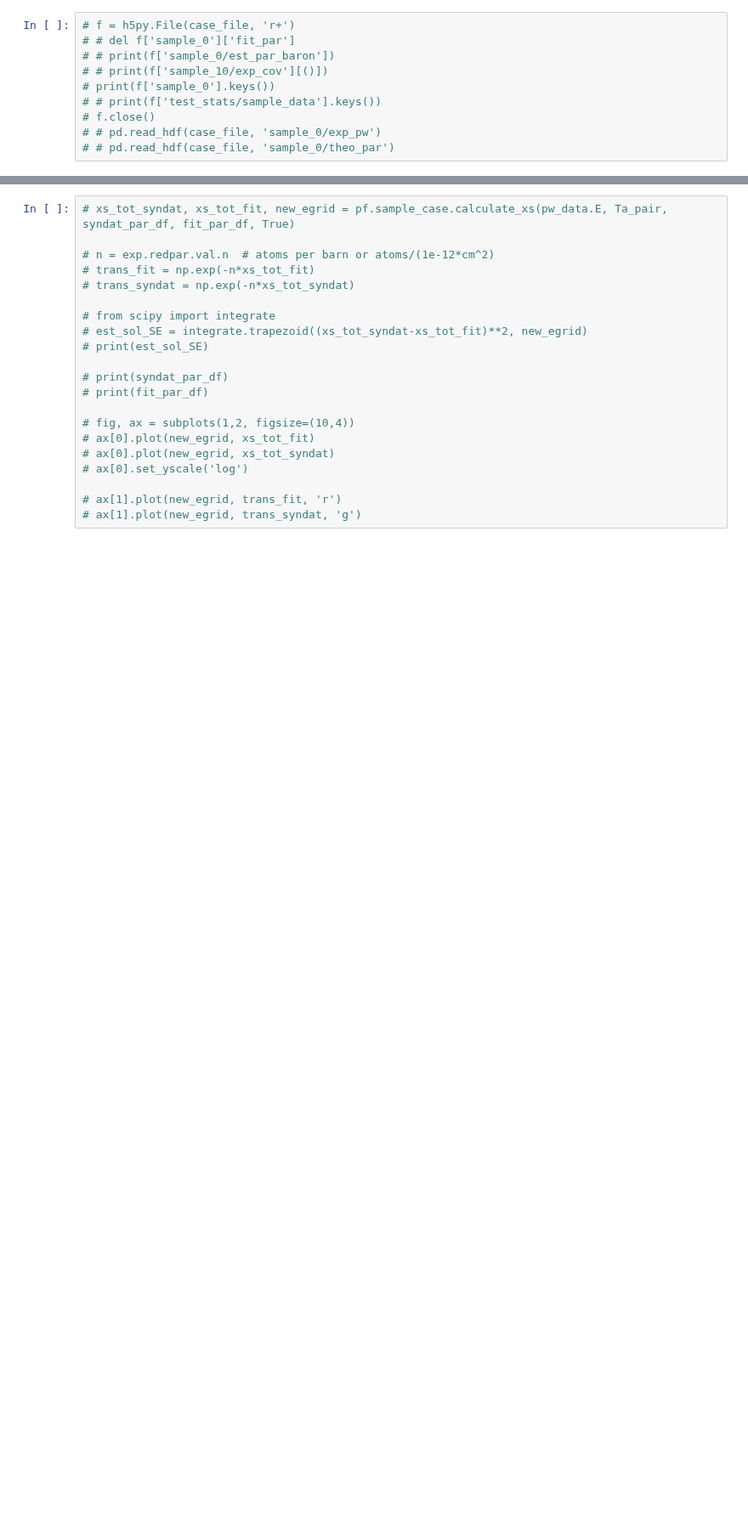
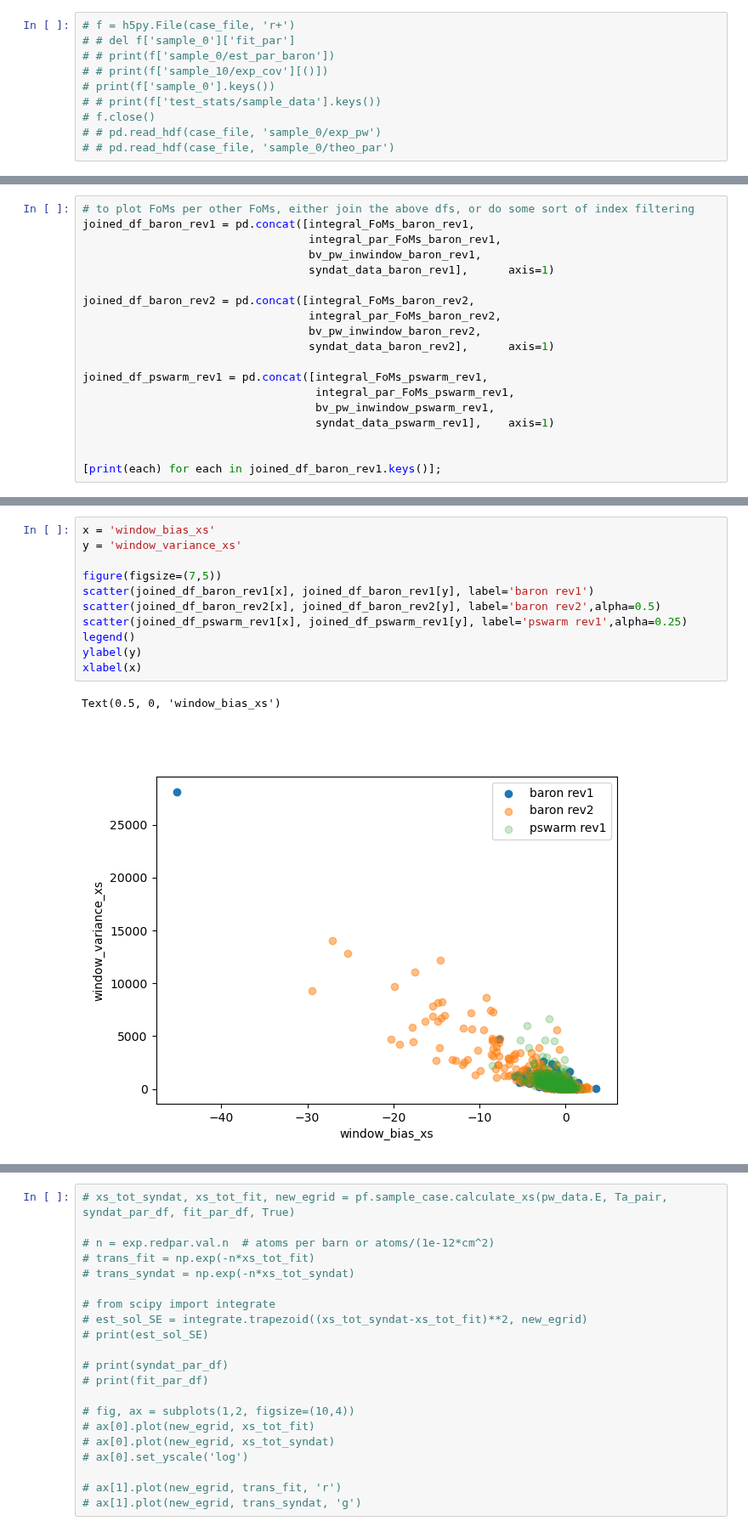
Before and after one commit to Naww137/ATARI, a Jupyter notebook: examples/UserExample_PiTFAll.ipynb, the cells around one changed output, grey strips where cells are left out. Shown at 85% size. Saved outputs shown, nothing was run; the diff lists cells and outputs as text; blank space fills up the shorter version.

```diff
--- a/examples/UserExample_PiTFAll.ipynb
+++ b/examples/UserExample_PiTFAll.ipynb
@@ -198,0 +216,19 @@ bins = hist(integral_FoMs.fit_theo_MSE, bins=100, density=True)
+# %%
+# to plot FoMs per other FoMs, either join the above dfs, or do some sort of index filtering
+joined_df_baron_rev1 = pd.concat([integral_FoMs_baron_rev1,
+                                  integral_par_FoMs_baron_rev1,
+                                  bv_pw_inwindow_baron_rev1,
+                                  syndat_data_baron_rev1],      axis=1)
+
+joined_df_baron_rev2 = pd.concat([integral_FoMs_baron_rev2,
+                                  integral_par_FoMs_baron_rev2,
+                                  bv_pw_inwindow_baron_rev2,
+                                  syndat_data_baron_rev2],      axis=1)
+
+joined_df_pswarm_rev1 = pd.concat([integral_FoMs_pswarm_rev1,
+                                   integral_par_FoMs_pswarm_rev1,
+                                   bv_pw_inwindow_pswarm_rev1,
+                                   syndat_data_pswarm_rev1],    axis=1)
+
+
+[print(each) for each in joined_df_baron_rev1.keys()];
@@ -198,0 +253,14 @@ bins = hist(integral_FoMs.fit_theo_MSE, bins=100, density=True)
+# %%
+x = 'window_bias_xs'
+y = 'window_variance_xs'
+
+figure(figsize=(7,5))
+scatter(joined_df_baron_rev1[x], joined_df_baron_rev1[y], label='baron rev1')
+scatter(joined_df_baron_rev2[x], joined_df_baron_rev2[y], label='baron rev2',alpha=0.5)
+scatter(joined_df_pswarm_rev1[x], joined_df_pswarm_rev1[y], label='pswarm rev1',alpha=0.25)
+legend()
+ylabel(y)
+xlabel(x)
+# %% [output]
+Text(0.5, 0, 'window_bias_xs')
+[figure, added]
```
Also changed, not shown: parts of 41 cells of this notebook, 5 other files.
